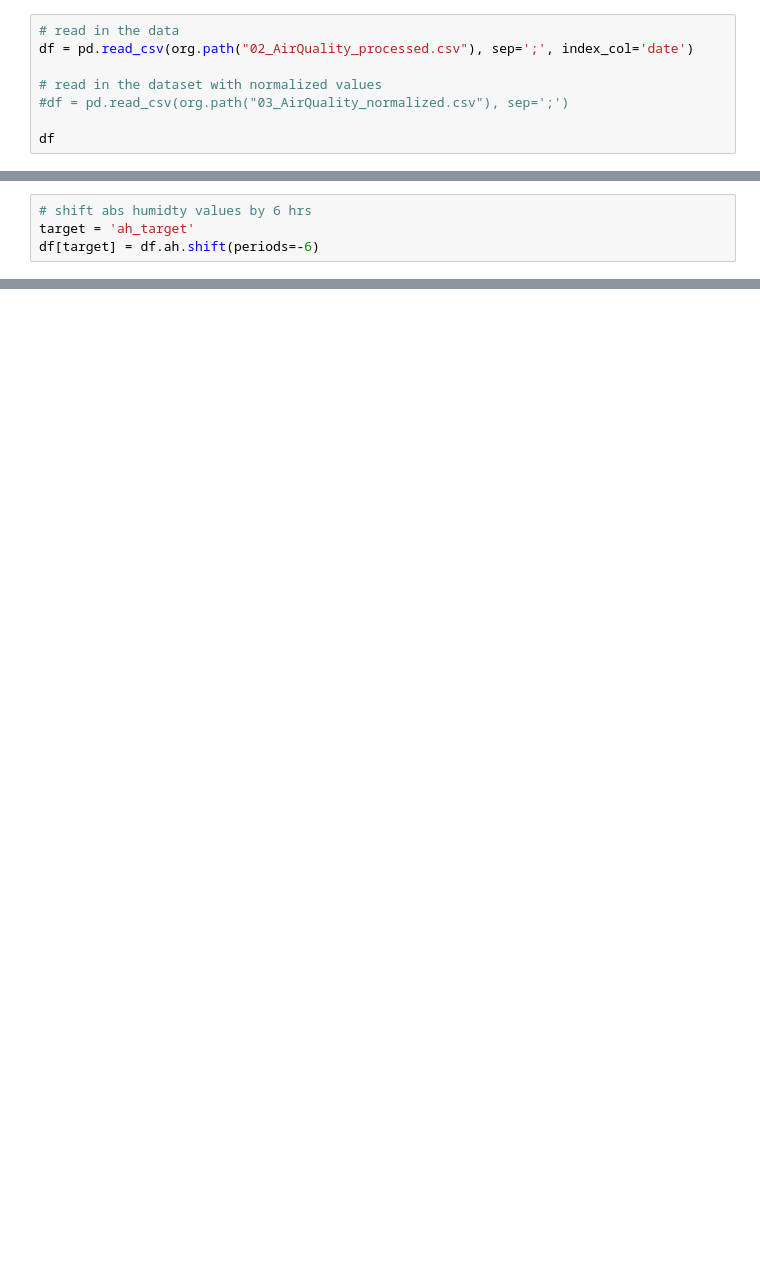
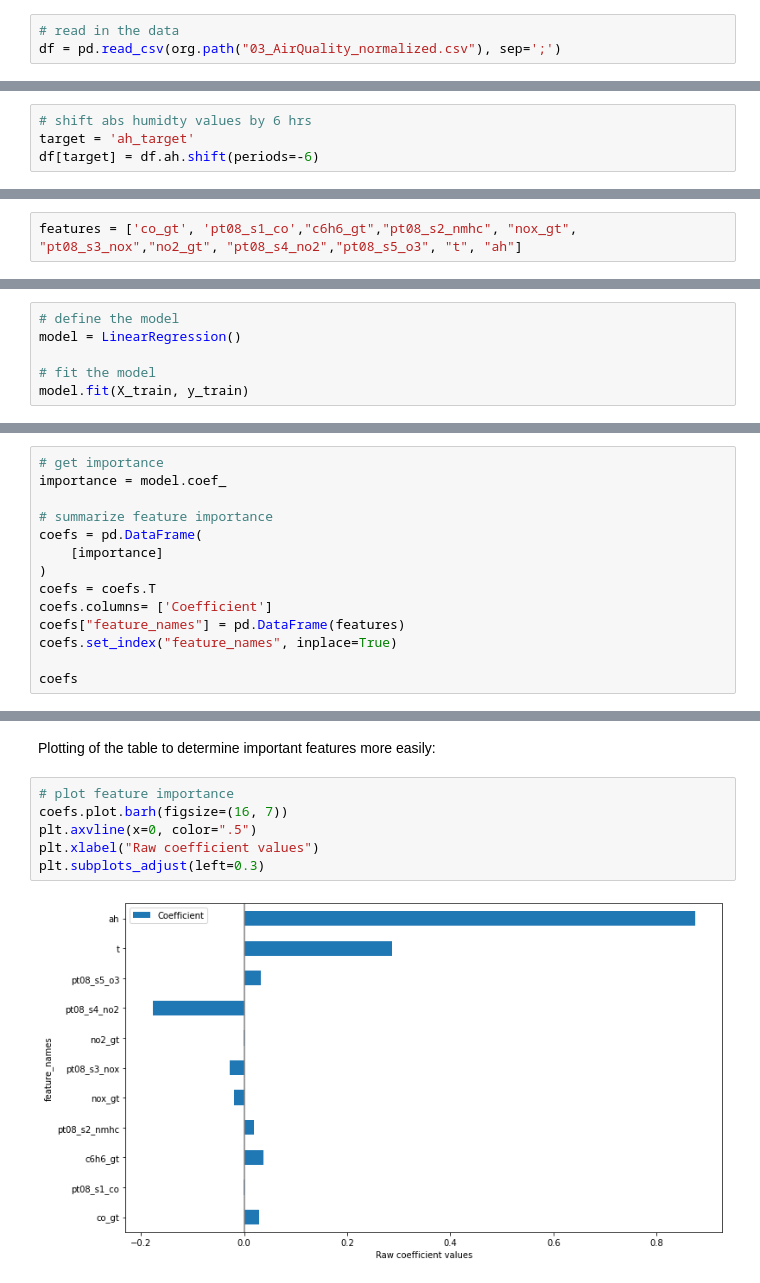
Before and after one commit to SimonB97/Air-regression, a Jupyter notebook: src/03_Sprint4_FINAL/05_Feature_Selection.ipynb, the cells around one changed output, grey strips where cells are left out. Cells and saved outputs as stored; diff of their text form; blank space fills up the shorter version.

```diff
--- a/src/03_Sprint4_FINAL/05_Feature_Selection.ipynb
+++ b/src/03_Sprint4_FINAL/05_Feature_Selection.ipynb
@@ -14,8 +21,3 @@ import orga_functions as org
 # %%
 # read in the data
-df = pd.read_csv(org.path("02_AirQuality_processed.csv"), sep=';', index_col='date')
-
-# read in the dataset with normalized values
-#df = pd.read_csv(org.path("03_AirQuality_normalized.csv"), sep=';')
-
-df
+df = pd.read_csv(org.path("03_AirQuality_normalized.csv"), sep=';')
@@ -296,0 +58,2 @@ mean_absolute_error(y_test, pred_linr_y)
+# %%
+features = ['co_gt', 'pt08_s1_co',"c6h6_gt","pt08_s2_nmhc", "nox_gt", "pt08_s3_nox","no2_gt", "pt08_s4_no2","pt08_s5_o3", "t", "ah"]
@@ -296,0 +70,6 @@ mean_absolute_error(y_test, pred_linr_y)
+# %%
+# define the model
+model = LinearRegression()
+
+# fit the model
+model.fit(X_train, y_train)
@@ -296,0 +80,14 @@ mean_absolute_error(y_test, pred_linr_y)
+# %%
+# get importance
+importance = model.coef_
+
+# summarize feature importance
+coefs = pd.DataFrame(
+    [importance]
+)
+coefs = coefs.T
+coefs.columns= ['Coefficient']
+coefs["feature_names"] = pd.DataFrame(features)
+coefs.set_index("feature_names", inplace=True)
+
+coefs
@@ -296,0 +108,10 @@ mean_absolute_error(y_test, pred_linr_y)
+# %% [markdown]
+Plotting of the table to determine important features more easily:
+# %%
+# plot feature importance
+coefs.plot.barh(figsize=(16, 7))
+plt.axvline(x=0, color=".5")
+plt.xlabel("Raw coefficient values")
+plt.subplots_adjust(left=0.3)
+# %% [output]
+[figure, added]
```
Also changed, not shown: parts of 75 cells of this notebook, 6 other files.
